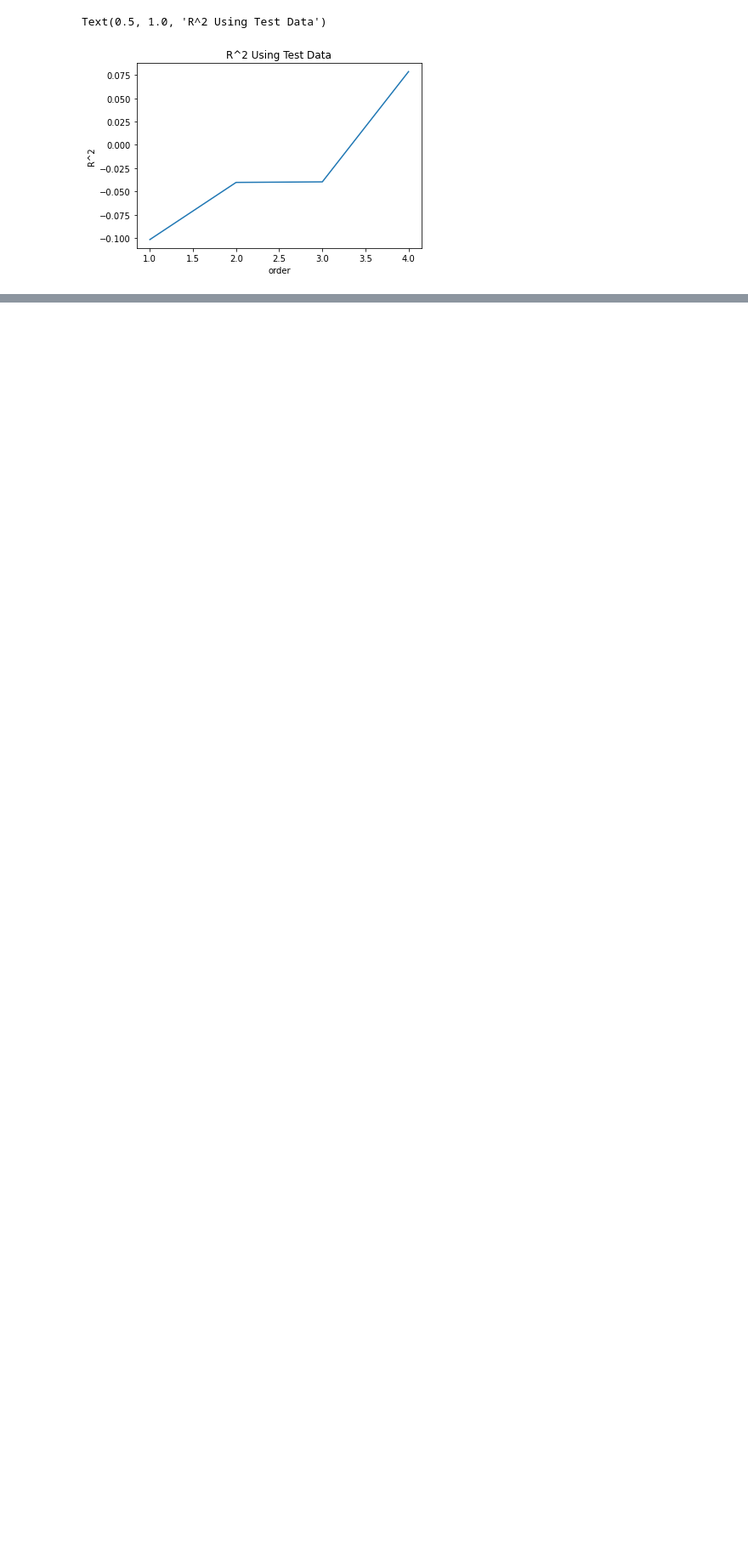
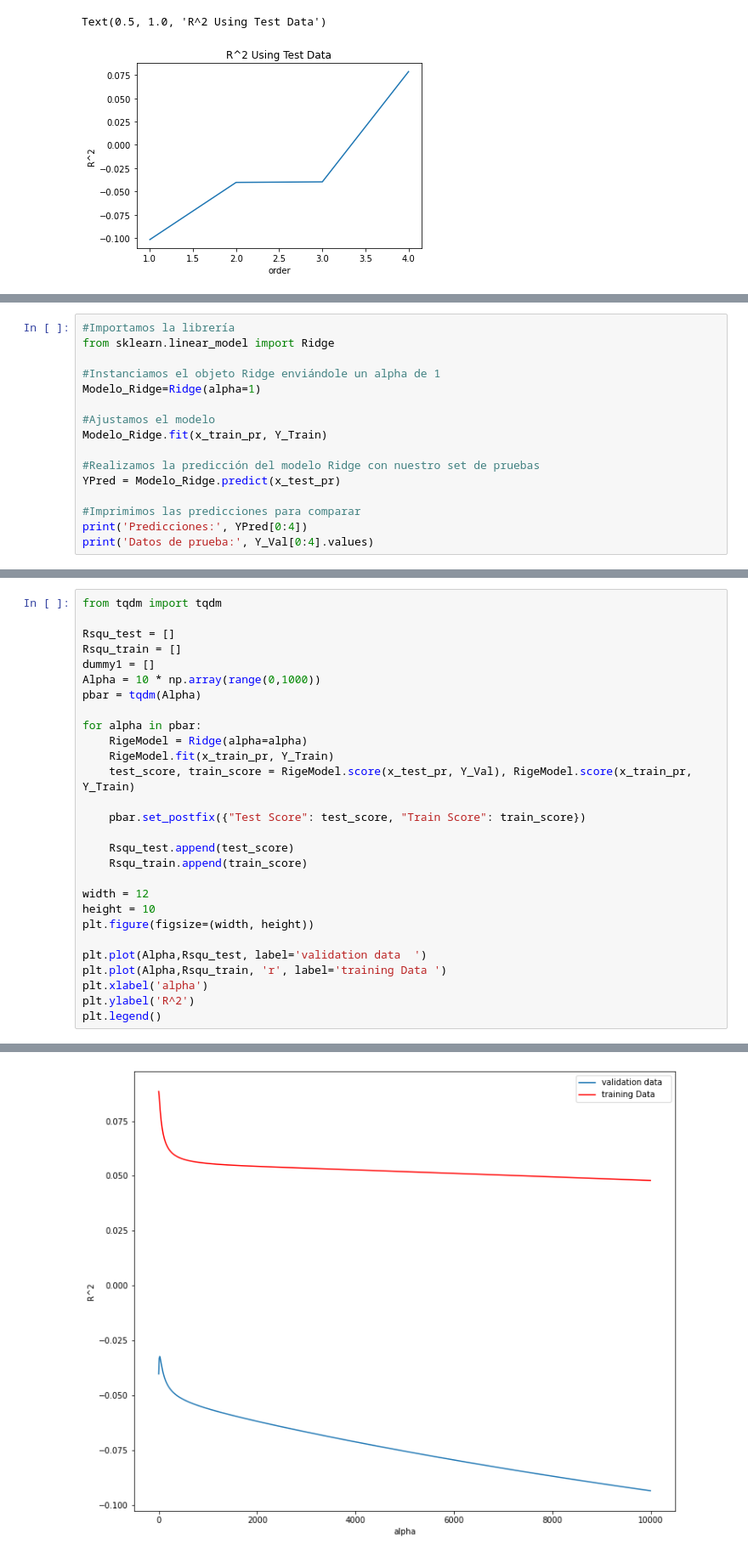
Before and after one commit to PosgradoMNA/actividades-de-aprendizaje-A01793509, a Jupyter notebook: IBM - Data Analysis with Python/Semana 8 - Data Analysis with Python (IBM) (Módulo 5).ipynb, the cells around one changed output, grey strips where cells are left out. Shown at 85% size. Cells and saved outputs as stored; diff of their text form; blank space fills up the shorter version.

```diff
--- a/IBM - Data Analysis with Python/Semana 8 - Data Analysis with Python (IBM) (Módulo 5).ipynb
+++ b/IBM - Data Analysis with Python/Semana 8 - Data Analysis with Python (IBM) (Módulo 5).ipynb
@@ -337,0 +349,16 @@ Text(0.5, 1.0, 'R^2 Using Test Data')
+# %%
+#Importamos la librería
+from sklearn.linear_model import Ridge
+
+#Instanciamos el objeto Ridge enviándole un alpha de 1
+Modelo_Ridge=Ridge(alpha=1)
+
+#Ajustamos el modelo
+Modelo_Ridge.fit(x_train_pr, Y_Train)
+
+#Realizamos la predicción del modelo Ridge con nuestro set de pruebas
+YPred = Modelo_Ridge.predict(x_test_pr)
+
+#Imprimimos las predicciones para comparar
+print('Predicciones:', YPred[0:4])
+print('Datos de prueba:', Y_Val[0:4].values)
@@ -337,0 +373,29 @@ Text(0.5, 1.0, 'R^2 Using Test Data')
+# %%
+from tqdm import tqdm
+
+Rsqu_test = []
+Rsqu_train = []
+dummy1 = []
+Alpha = 10 * np.array(range(0,1000))
+pbar = tqdm(Alpha)
+
+for alpha in pbar:
+    RigeModel = Ridge(alpha=alpha)
+    RigeModel.fit(x_train_pr, Y_Train)
+    test_score, train_score = RigeModel.score(x_test_pr, Y_Val), RigeModel.score(x_train_pr, Y_Train)
+
+    pbar.set_postfix({"Test Score": test_score, "Train Score": train_score})
+
+    Rsqu_test.append(test_score)
+    Rsqu_train.append(train_score)
+
+width = 12
+height = 10
+plt.figure(figsize=(width, height))
+
+plt.plot(Alpha,Rsqu_test, label='validation data  ')
+plt.plot(Alpha,Rsqu_train, 'r', label='training Data ')
+plt.xlabel('alpha')
+plt.ylabel('R^2')
+plt.legend()
+# %% [output]
@@ -337,0 +403 @@ Text(0.5, 1.0, 'R^2 Using Test Data')
+[figure, added]
```
Also changed, not shown: parts of 20 cells of this notebook.
